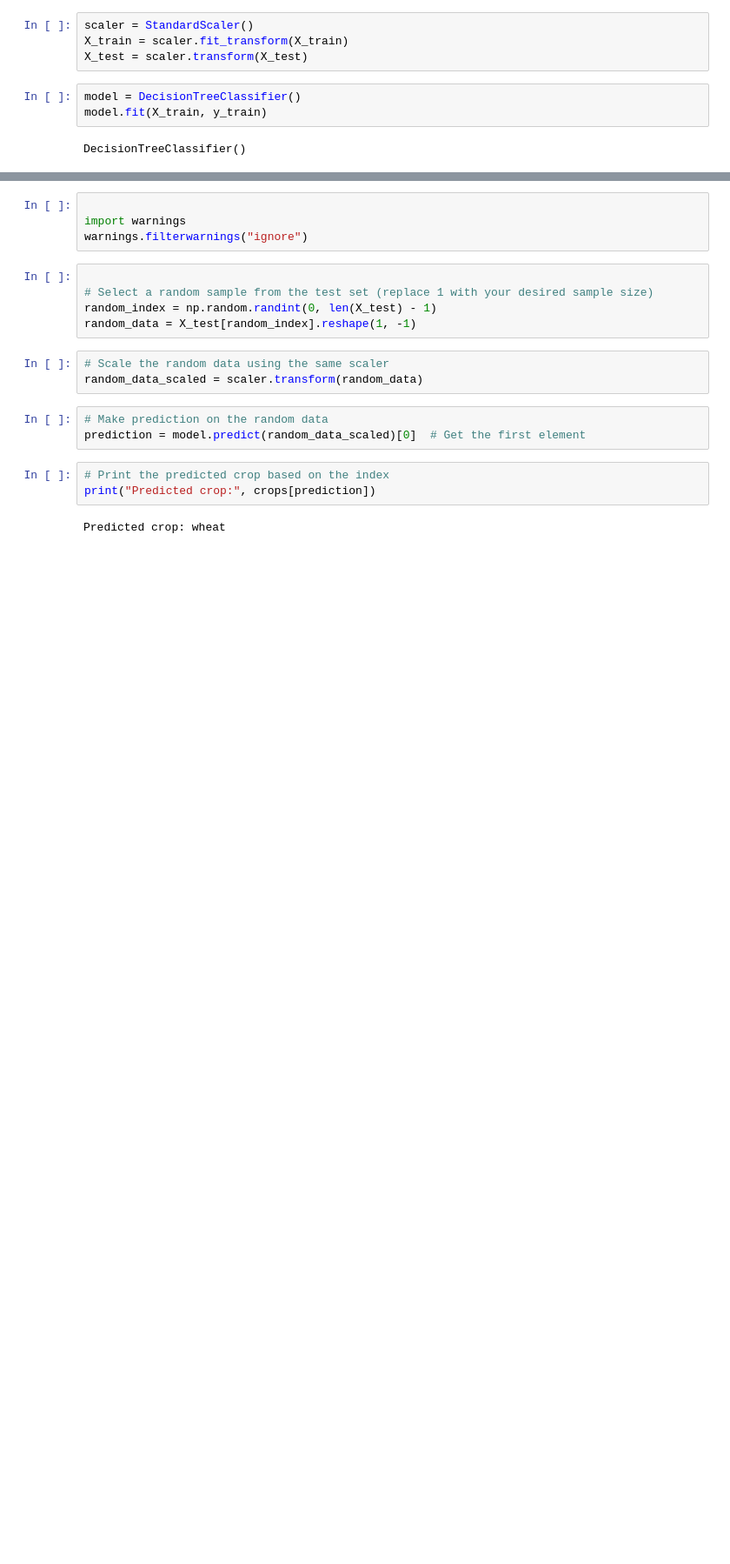
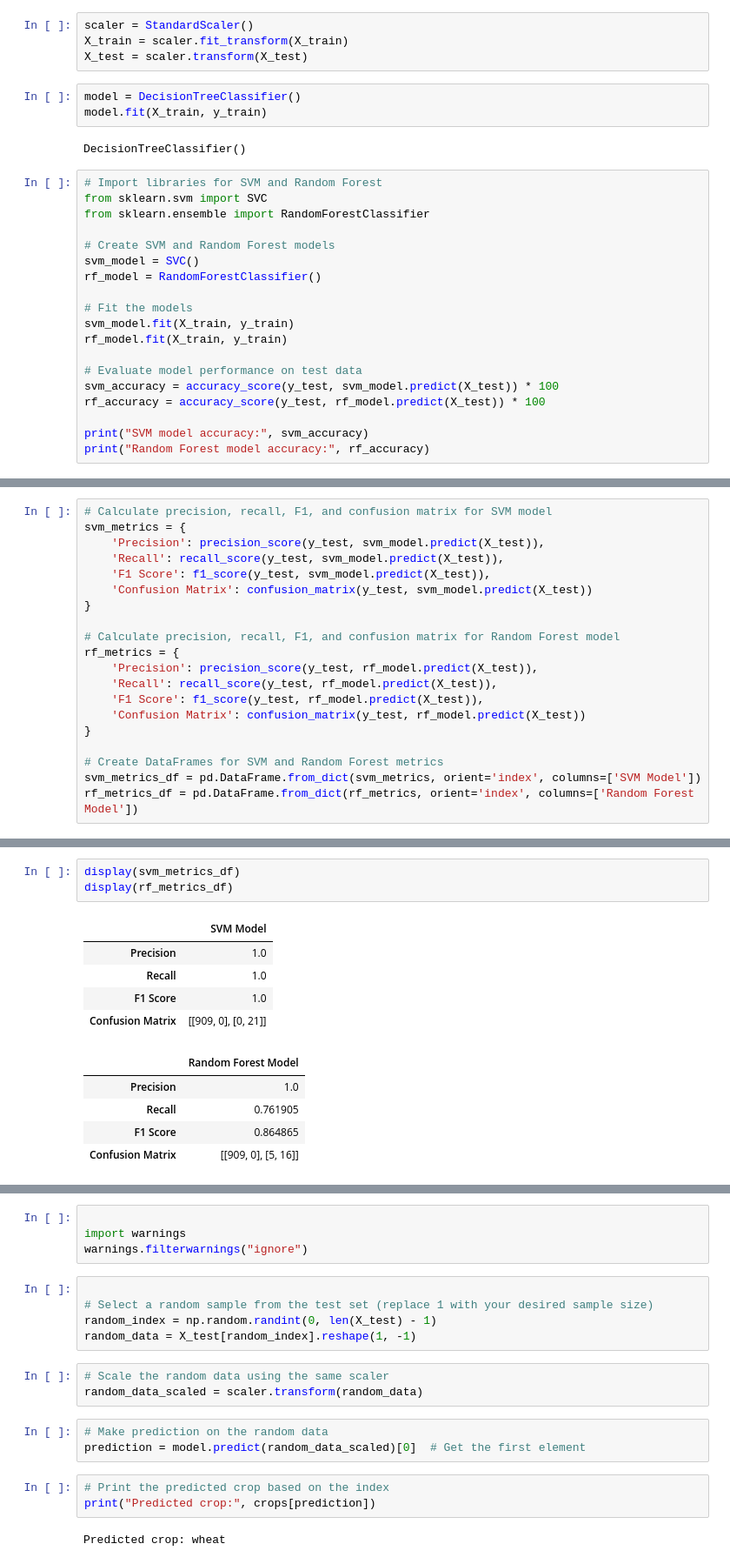
Before and after one commit to siddhant-rajhans/ML_crop-prediction, a Jupyter notebook: cp_simplified.ipynb, the cells around one changed output, grey strips where cells are left out. Shown at 87% size. Saved outputs shown, nothing was run; the diff lists cells and outputs as text; blank space fills up the shorter version.

```diff
--- a/cp_simplified.ipynb
+++ b/cp_simplified.ipynb
@@ -114,3 +114,22 @@ model = DecisionTreeClassifier()
 model.fit(X_train, y_train)
 # %% [output]
 DecisionTreeClassifier()
+# %%
+# Import libraries for SVM and Random Forest
+from sklearn.svm import SVC
+from sklearn.ensemble import RandomForestClassifier
+
+# Create SVM and Random Forest models
+svm_model = SVC()
+rf_model = RandomForestClassifier()
+
+# Fit the models
+svm_model.fit(X_train, y_train)
+rf_model.fit(X_train, y_train)
+
+# Evaluate model performance on test data
+svm_accuracy = accuracy_score(y_test, svm_model.predict(X_test)) * 100
+rf_accuracy = accuracy_score(y_test, rf_model.predict(X_test)) * 100
+
+print("SVM model accuracy:", svm_accuracy)
+print("Random Forest model accuracy:", rf_accuracy)
@@ -116,0 +139,20 @@ DecisionTreeClassifier()
+# %%
+# Calculate precision, recall, F1, and confusion matrix for SVM model
+svm_metrics = {
+    'Precision': precision_score(y_test, svm_model.predict(X_test)),
+    'Recall': recall_score(y_test, svm_model.predict(X_test)),
+    'F1 Score': f1_score(y_test, svm_model.predict(X_test)),
+    'Confusion Matrix': confusion_matrix(y_test, svm_model.predict(X_test))
+}
+
+# Calculate precision, recall, F1, and confusion matrix for Random Forest model
+rf_metrics = {
+    'Precision': precision_score(y_test, rf_model.predict(X_test)),
+    'Recall': recall_score(y_test, rf_model.predict(X_test)),
+    'F1 Score': f1_score(y_test, rf_model.predict(X_test)),
+    'Confusion Matrix': confusion_matrix(y_test, rf_model.predict(X_test))
+}
+
+# Create DataFrames for SVM and Random Forest metrics
+svm_metrics_df = pd.DataFrame.from_dict(svm_metrics, orient='index', columns=['SVM Model'])
+rf_metrics_df = pd.DataFrame.from_dict(rf_metrics, orient='index', columns=['Random Forest Model'])
@@ -116,0 +168,14 @@ DecisionTreeClassifier()
+# %%
+display(svm_metrics_df)
+display(rf_metrics_df)
+# %% [output]
+|  | SVM Model |
+| Precision | 1.0 |
+| Recall | 1.0 |
+| F1 Score | 1.0 |
+| Confusion Matrix | [[909, 0], [0, 21]] |
+|  | Random Forest Model |
+| Precision | 1.0 |
+| Recall | 0.761905 |
+| F1 Score | 0.864865 |
+| Confusion Matrix | [[909, 0], [5, 16]] |
```
Also changed, not shown: parts of 9 cells of this notebook, 9 other files.
